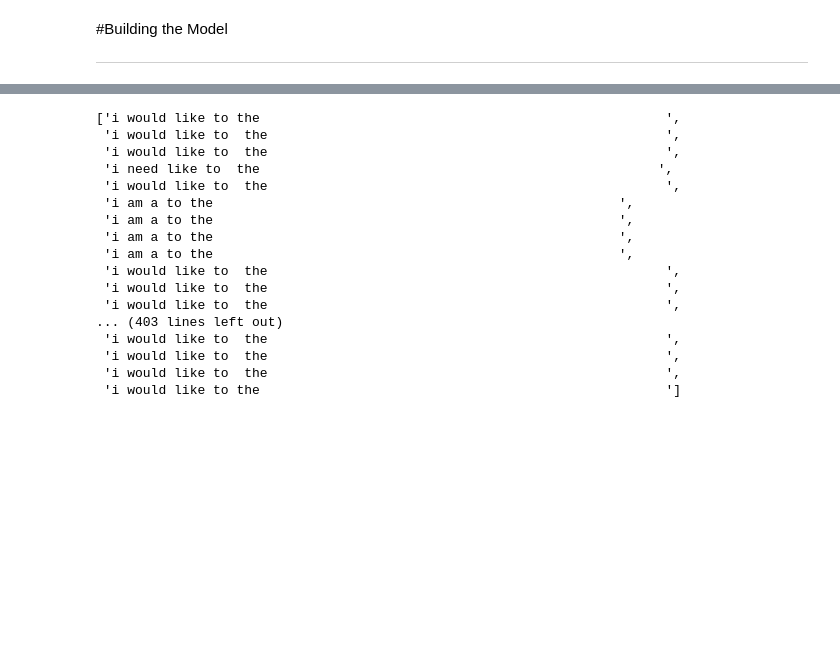
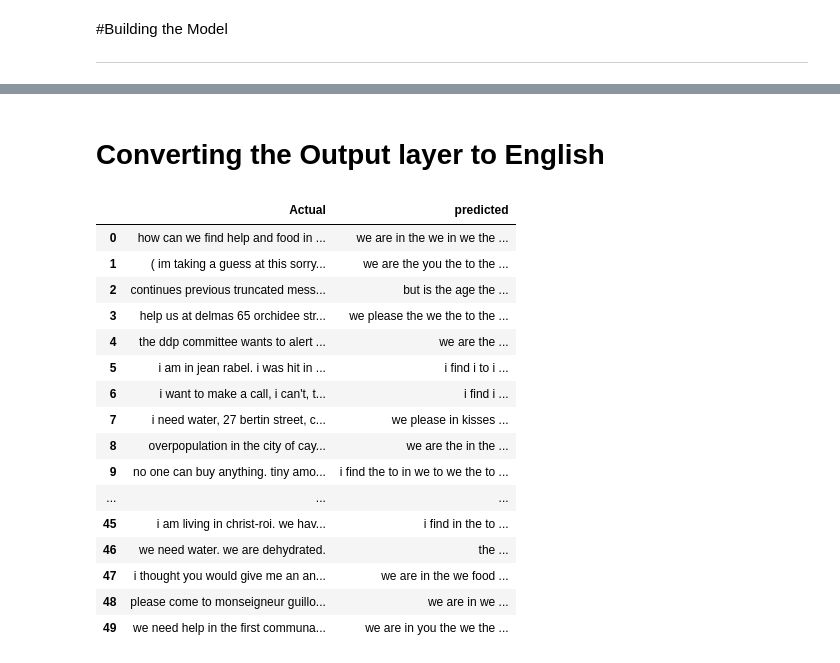
Before and after one commit to vadlamani-s/Multi-Language-Machine-Translation, a Jupyter notebook: LanguageTranslationSch.ipynb, the cells around one changed output, grey strips where cells are left out. Cells and saved outputs as stored; diff of their text form; code cells hidden in the pictures; blank space fills up the shorter version.

```diff
--- a/LanguageTranslationSch.ipynb
+++ b/LanguageTranslationSch.ipynb
@@ -300,4 +280,4 @@ plt.show()
 # %%
-model = load_model(filename)
+model = load_model("model.h5")
 # %%
 prediction = model.predict_classes(encode_original_validate)
@@ -314,3 +296,5 @@ array([[ 2, 27, 23, ...,  0,  0,  0],
+# %% [markdown]
+# Converting the Output layer to English
 # %%
 def get_word(n, tokenizer):
   for word, index in tokenizer.word_index.items():
@@ -330,28 +314,32 @@ for line in prediction:
         temp.append(word)
     else:
       if (word == None):
-        #temp.append('')
+        temp.append('')
         pass
       else:
         temp.append(word)
   predicted_text.append(' '.join(temp))
-# %%
-predicted_text
-# %% [output]
-['i would like to the                                                    ',
- 'i would like to  the                                                   ',
- 'i would like to  the                                                   ',
- 'i need like to  the                                                   ',
- 'i would like to  the                                                   ',
- 'i am a to the                                                    ',
- 'i am a to the                                                    ',
- 'i am a to the                                                    ',
- 'i am a to the                                                    ',
- 'i would like to  the                                                   ',
- 'i would like to  the                                                   ',
- 'i would like to  the                                                   ',
-... (403 lines left out)
- 'i would like to  the                                                   ',
- 'i would like to  the                                                   ',
- 'i would like to  the                                                   ',
- 'i would like to the                                                    ']
+# %%
+df_result = pd.DataFrame()
+df_result['Actual'] = df_validation['message']
+df_result['predicted'] = predicted_text
+# %%
+df_result[:50]
+# %% [output]
+|  | Actual | predicted |
+| 0 | how can we find help and food in ... | we are in the we in we the ... |
+| 1 | ( im taking a guess at this sorry... | we are the you the to the ... |
+| 2 | continues previous truncated mess... | but is the age the ... |
+| 3 | help us at delmas 65 orchidee str... | we please the we the to the ... |
+| 4 | the ddp committee wants to alert ... | we are the ... |
+| 5 | i am in jean rabel. i was hit in ... | i find i to i ... |
+| 6 | i want to make a call, i can't, t... | i find i ... |
+| 7 | i need water, 27 bertin street, c... | we please in kisses ... |
+| 8 | overpopulation in the city of cay... | we are the in the ... |
+| 9 | no one can buy anything. tiny amo... | i find the to in we to we the to ... |
+| ... | ... | ... |
+| 45 | i am living in christ-roi. we hav... | i find in the to ... |
+| 46 | we need water. we are dehydrated. | the ... |
+| 47 | i thought you would give me an an... | we are in the we food ... |
+| 48 | please come to monseigneur guillo... | we are in we ... |
+| 49 | we need help in the first communa... | we are in you the we the ... |
```
Also changed, not shown: parts of 15 cells of this notebook.
